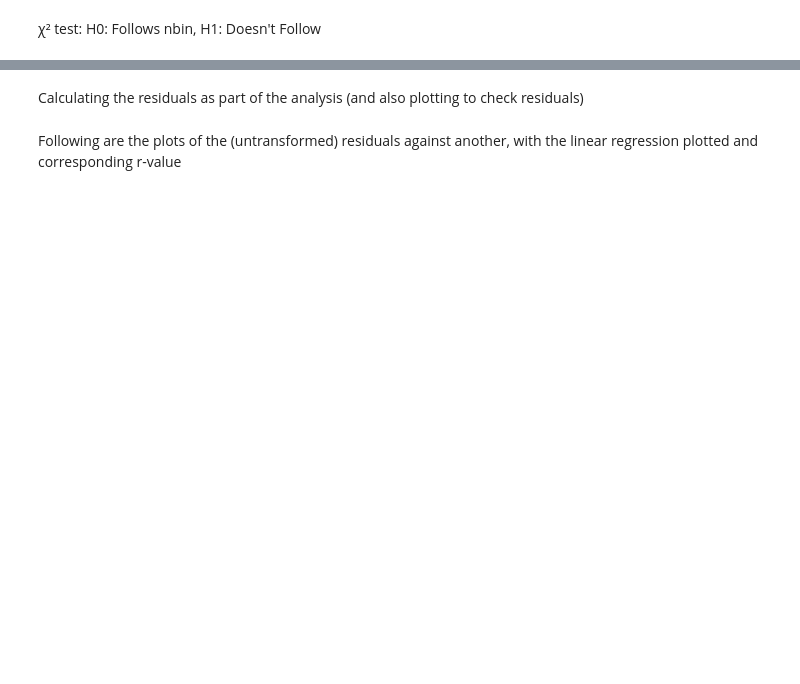
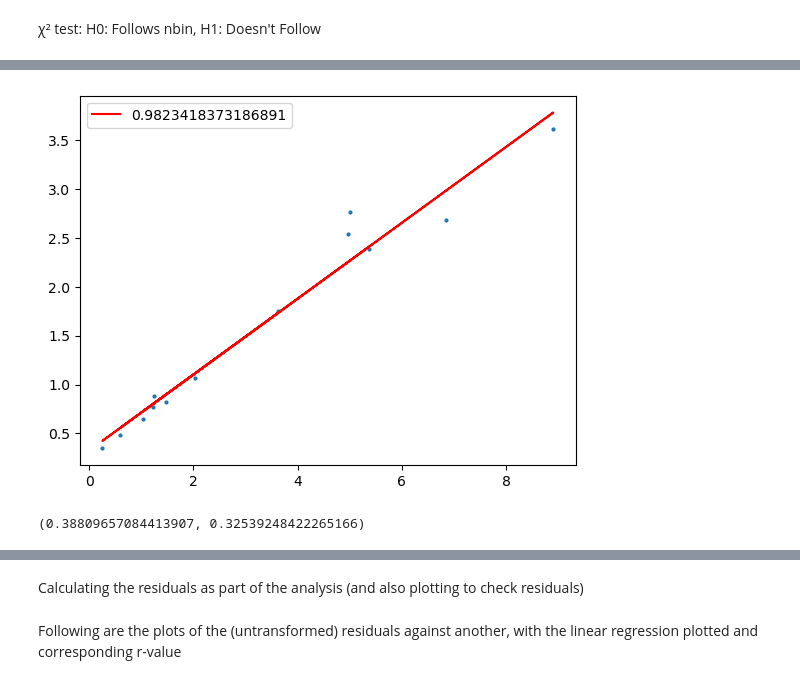
Before and after one commit to rrrrrrrlll/M2R_Group_12, a Jupyter notebook: Chi Square gof.ipynb, the cells around one changed output, grey strips where cells are left out. Drawn from its saved outputs; the diff is of its cells as text; code cells hidden in the pictures; blank space fills up the shorter version.

```diff
--- a/Chi Square gof.ipynb
+++ b/Chi Square gof.ipynb
@@ -479,0 +640,13 @@ overall_chi_res
+# %%
+x=p18_n2_stats['mean']
+y=p18_n2_stats['std']
+fig, ax = plt.subplots(1, 1)
+ax.scatter(x,y,s=4)
+lin_p18_n2=st.linregress(x,y)
+ax.plot(x,lin_p18_n2.intercept+lin_p18_n2.slope*x,color='red',label=lin_p18_n2.rvalue)
+ax.legend()
+plt.show()
+lin_p18_n2.slope,lin_p18_n2.intercept
+# %% [output]
+[figure, added]
+(0.38809657084413907, 0.32539248422265166)
```
Also changed, not shown: parts of 30 cells of this notebook.
